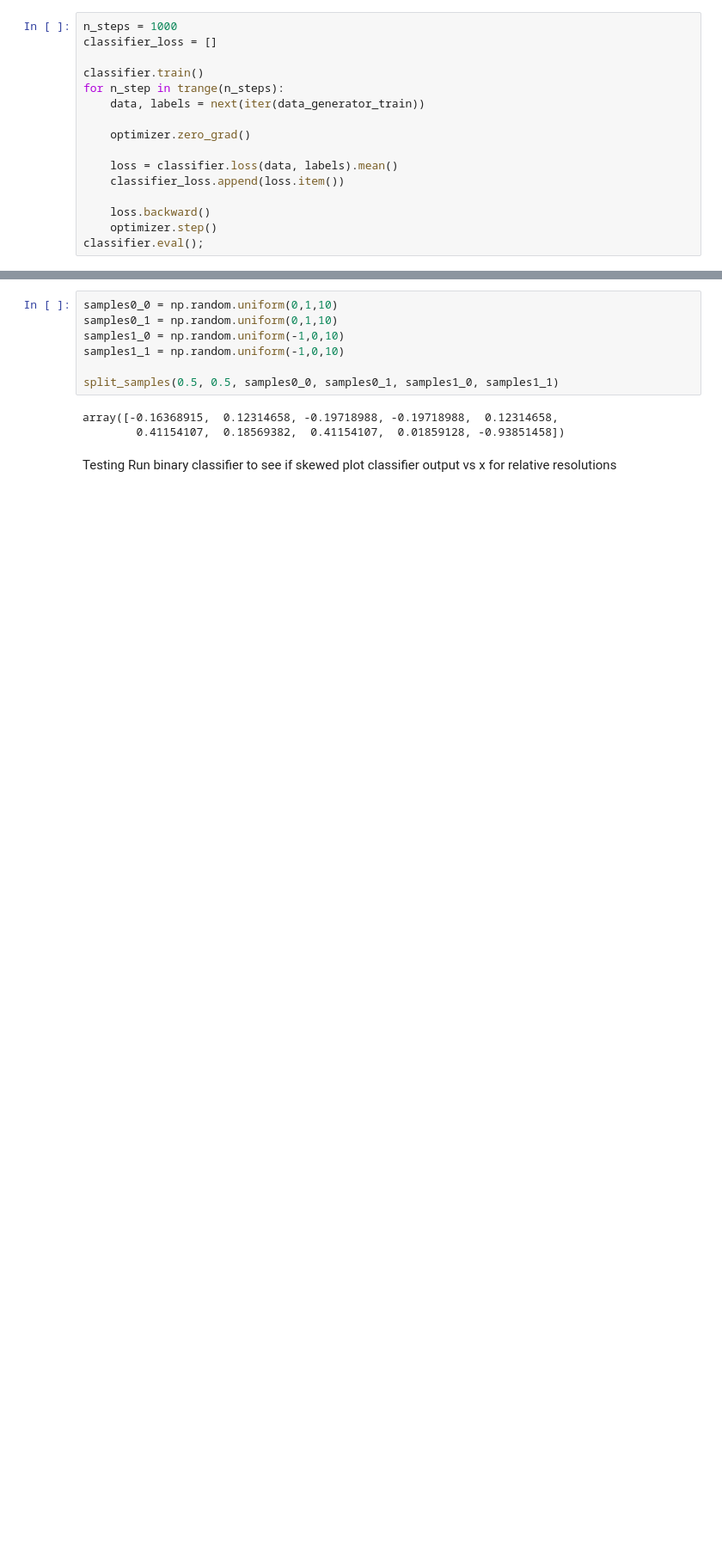
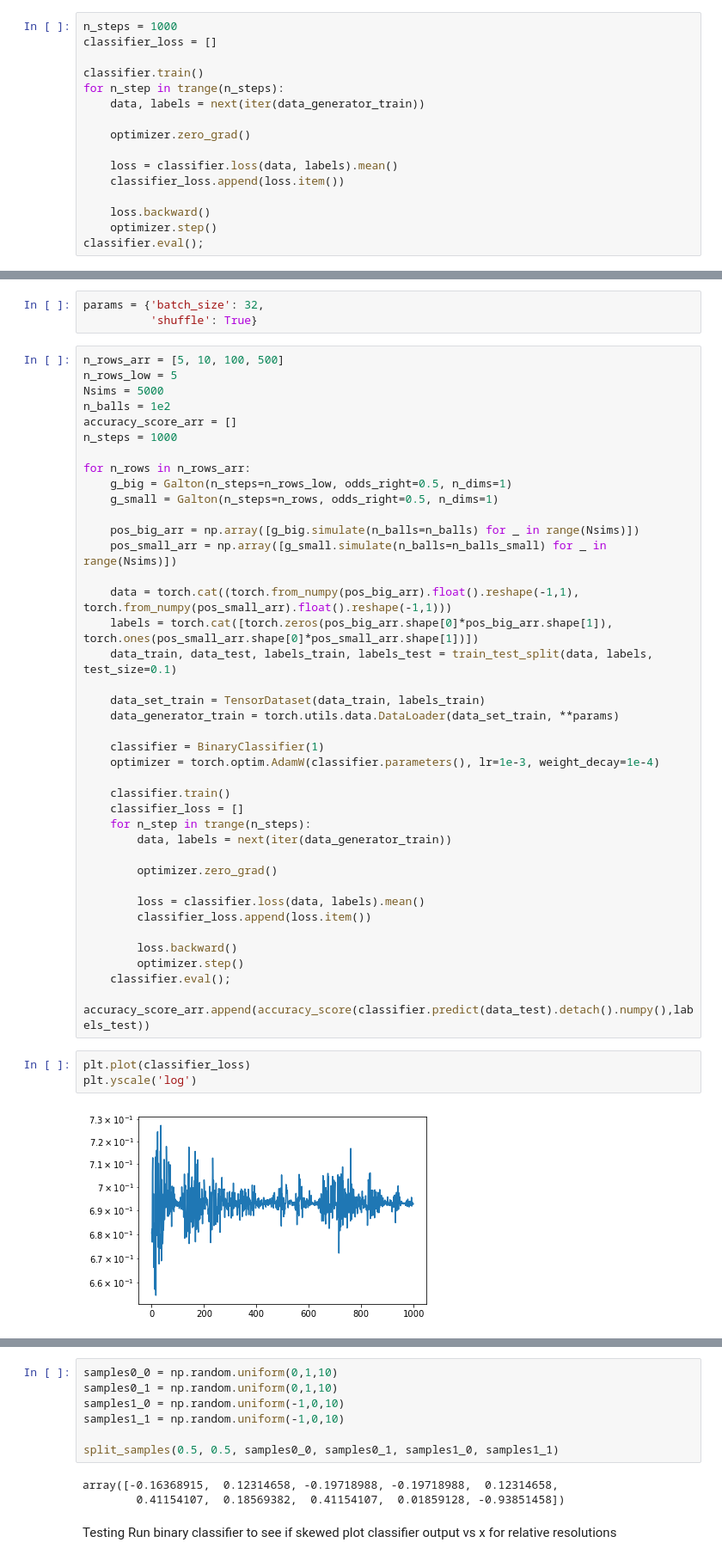
Before and after one commit to jtamanas/FNF4HEP, a Jupyter notebook: galton.ipynb, the cells around one changed output, grey strips where cells are left out. Shown at 86% size. Cells and saved outputs as stored; diff of their text form; blank space fills up the shorter version.

```diff
--- a/galton.ipynb
+++ b/galton.ipynb
@@ -113,0 +165,47 @@ print(accuracy_score(classifier.predict(data_test).detach().numpy(),labels_test)
+# %%
+params = {'batch_size': 32,
+          'shuffle': True}
+# %%
+n_rows_arr = [5, 10, 100, 500]
+n_rows_low = 5
+Nsims = 5000
+n_balls = 1e2
+accuracy_score_arr = []
+n_steps = 1000
+
+for n_rows in n_rows_arr:
+    g_big = Galton(n_steps=n_rows_low, odds_right=0.5, n_dims=1)
+    g_small = Galton(n_steps=n_rows, odds_right=0.5, n_dims=1)
+
+    pos_big_arr = np.array([g_big.simulate(n_balls=n_balls) for _ in range(Nsims)])
+    pos_small_arr = np.array([g_small.simulate(n_balls=n_balls_small) for _ in range(Nsims)])
+
+    data = torch.cat((torch.from_numpy(pos_big_arr).float().reshape(-1,1), torch.from_numpy(pos_small_arr).float().reshape(-1,1)))
+    labels = torch.cat([torch.zeros(pos_big_arr.shape[0]*pos_big_arr.shape[1]), torch.ones(pos_small_arr.shape[0]*pos_small_arr.shape[1])])
+    data_train, data_test, labels_train, labels_test = train_test_split(data, labels, test_size=0.1)
+
+    data_set_train = TensorDataset(data_train, labels_train)
+    data_generator_train = torch.utils.data.DataLoader(data_set_train, **params)
+
+    classifier = BinaryClassifier(1)
+    optimizer = torch.optim.AdamW(classifier.parameters(), lr=1e-3, weight_decay=1e-4)
+
+    classifier.train()
+    classifier_loss = []
+    for n_step in trange(n_steps):
+        data, labels = next(iter(data_generator_train))
+
+        optimizer.zero_grad()
+
+        loss = classifier.loss(data, labels).mean()
+        classifier_loss.append(loss.item())
+
+        loss.backward()
+        optimizer.step()
+    classifier.eval();
+    accuracy_score_arr.append(accuracy_score(classifier.predict(data_test).detach().numpy(),labels_test))
+# %%
+plt.plot(classifier_loss)
+plt.yscale('log')
+# %% [output]
+[figure, added]
```
Also changed, not shown: parts of 15 cells of this notebook.
